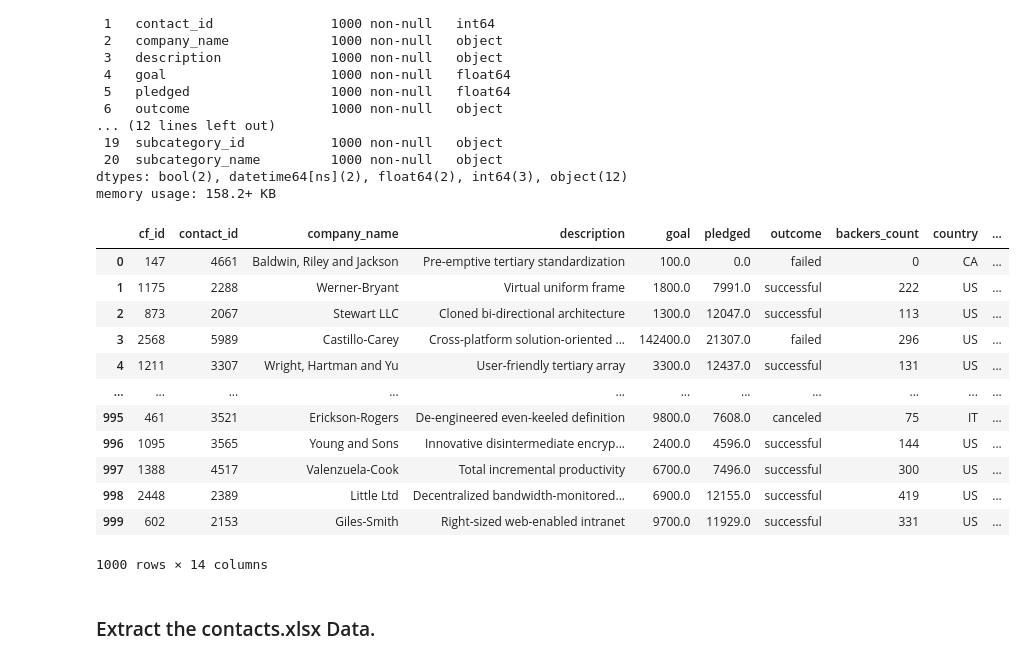
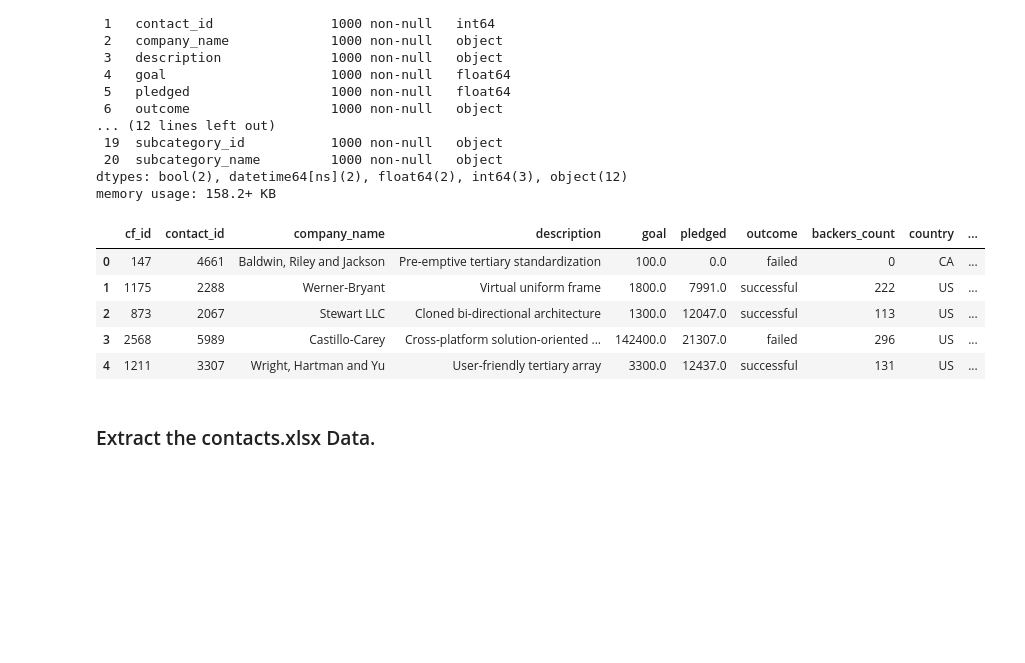
Before and after one commit to candidamg/Crowdfunding_ETL, a Jupyter notebook: ETL_Mini_Project_CMiranda.ipynb, the cells around one changed output. Saved outputs shown, nothing was run; the diff lists cells and outputs as text; code cells hidden in the pictures; blank space fills up the shorter version.

```diff
--- a/ETL_Mini_Project_CMiranda.ipynb
+++ b/ETL_Mini_Project_CMiranda.ipynb
@@ -277,24 +279,16 @@ dtypes: bool(2), datetime64[ns](2), float64(2), int64(3), object(12)
 memory usage: 158.2+ KB
 # %%
 # Drop unwanted columns
-#I already ran the below code, uncomment if needed
-#campaign_merged_df.drop(columns=['staff_pick', 'spotlight', 'category & sub-category', 'category', 'subcategory', 'category_name', 'subcategory_name'])
-campaign_cleaned = campaign_merged_df
-campaign_cleaned
+campaign_cleaned = campaign_merged_df.drop(columns=['staff_pick', 'spotlight', 'category & sub-category', 'category', 'subcategory', 'category_name', 'subcategory_name'])
+
+campaign_cleaned.head()
 # %% [output]
 |  | cf_id | contact_id | company_name | description | goal | pledged | outcome | backers_count | country | ... |
 | 0 | 147 | 4661 | Baldwin, Riley and Jackson | Pre-emptive tertiary standardization | 100.0 | 0.0 | failed | 0 | CA | ... |
 | 1 | 1175 | 2288 | Werner-Bryant | Virtual uniform frame | 1800.0 | 7991.0 | successful | 222 | US | ... |
 | 2 | 873 | 2067 | Stewart LLC | Cloned bi-directional architecture | 1300.0 | 12047.0 | successful | 113 | US | ... |
 | 3 | 2568 | 5989 | Castillo-Carey | Cross-platform solution-oriented ... | 142400.0 | 21307.0 | failed | 296 | US | ... |
 | 4 | 1211 | 3307 | Wright, Hartman and Yu | User-friendly tertiary array | 3300.0 | 12437.0 | successful | 131 | US | ... |
-| ... | ... | ... | ... | ... | ... | ... | ... | ... | ... | ... |
-| 995 | 461 | 3521 | Erickson-Rogers | De-engineered even-keeled definition | 9800.0 | 7608.0 | canceled | 75 | IT | ... |
-| 996 | 1095 | 3565 | Young and Sons | Innovative disintermediate encryp... | 2400.0 | 4596.0 | successful | 144 | US | ... |
-| 997 | 1388 | 4517 | Valenzuela-Cook | Total incremental productivity | 6700.0 | 7496.0 | successful | 300 | US | ... |
-| 998 | 2448 | 2389 | Little Ltd | Decentralized bandwidth-monitored... | 6900.0 | 12155.0 | successful | 419 | US | ... |
-| 999 | 602 | 2153 | Giles-Smith | Right-sized web-enabled intranet | 9700.0 | 11929.0 | successful | 331 | US | ... |
-1000 rows × 14 columns
 # %%
 # Export the DataFrame as a CSV file.
 campaign_cleaned.to_csv("Resources/campaign.csv", index=False)
```
Also changed, not shown: parts of 13 cells of this notebook.
